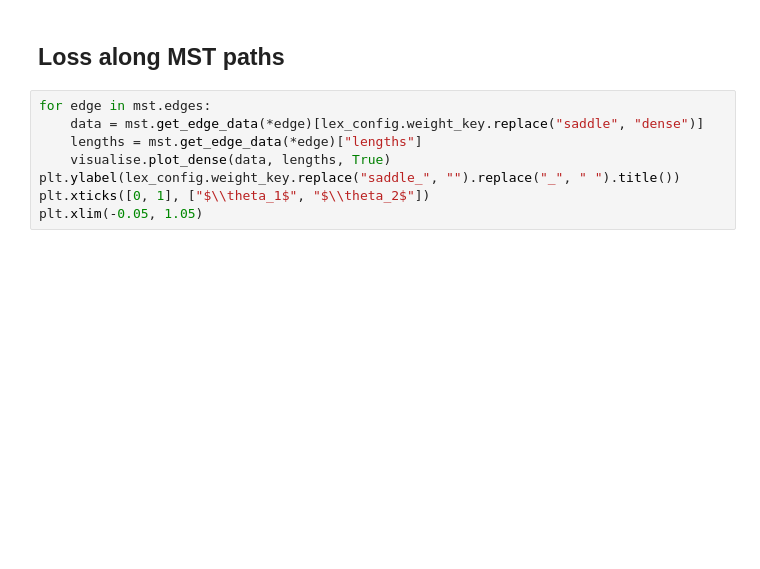
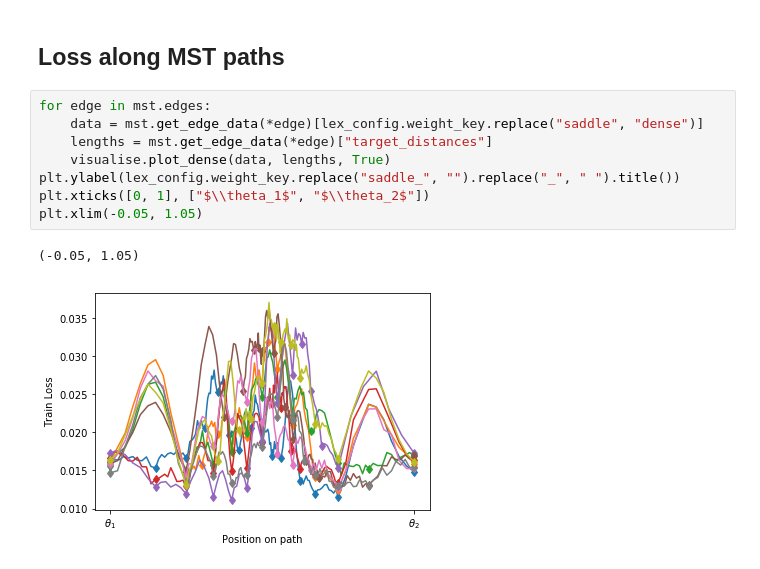
Before and after one commit to fdraxler/PyTorch-AutoNEB, a Jupyter notebook: Evaluate.ipynb, the cells around one changed output. Saved outputs shown, nothing was run; the diff lists cells and outputs as text; blank space fills up the shorter version.

```diff
--- a/Evaluate.ipynb
+++ b/Evaluate.ipynb
@@ -87,8 +99,11 @@ print(f"Saddles: {saddle_values.mean().item():.4f} ± {saddle_values.std().item(
 # %%
 for edge in mst.edges:
     data = mst.get_edge_data(*edge)[lex_config.weight_key.replace("saddle", "dense")]
-    lengths = mst.get_edge_data(*edge)["lengths"]
+    lengths = mst.get_edge_data(*edge)["target_distances"]
     visualise.plot_dense(data, lengths, True)
 plt.ylabel(lex_config.weight_key.replace("saddle_", "").replace("_", " ").title())
 plt.xticks([0, 1], ["$\\theta_1$", "$\\theta_2$"])
 plt.xlim(-0.05, 1.05)
+# %% [output]
+(-0.05, 1.05)
+[figure, added]
```
Also changed, not shown: parts of 9 cells of this notebook, 2 other files.
